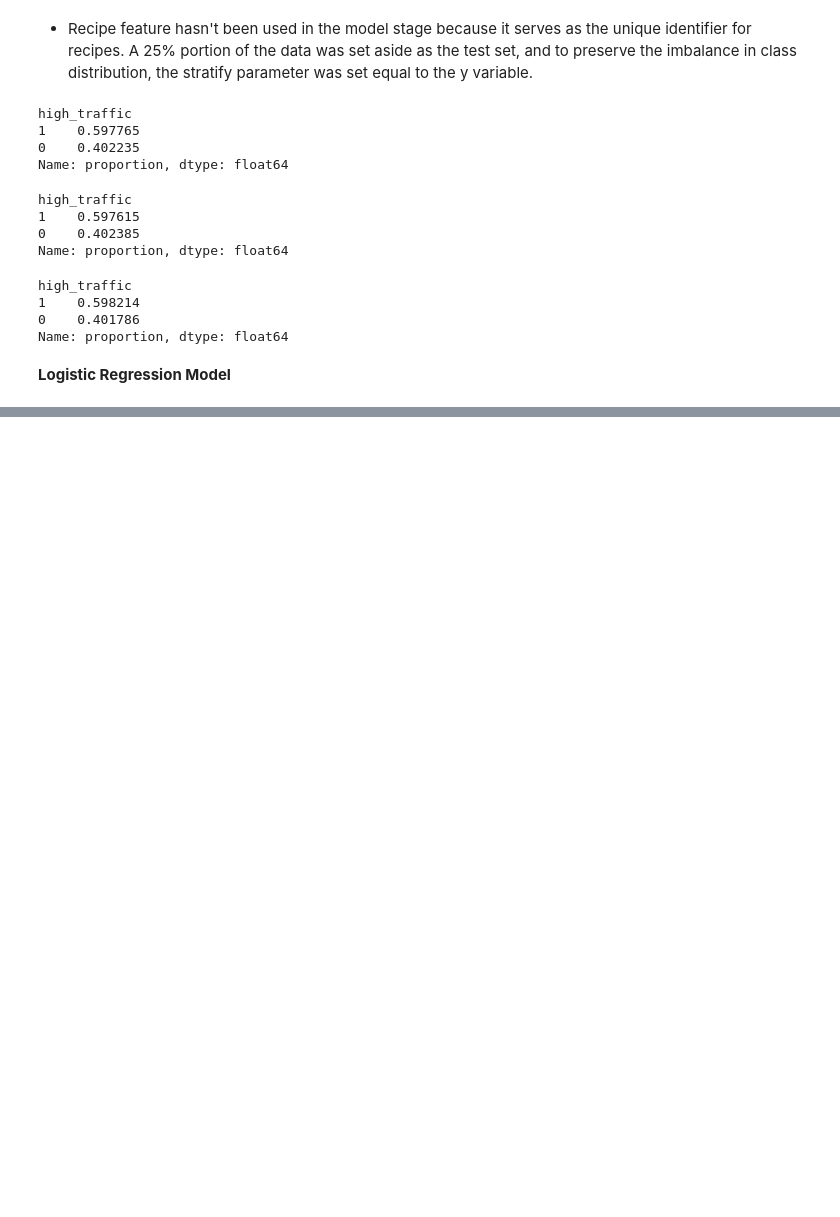
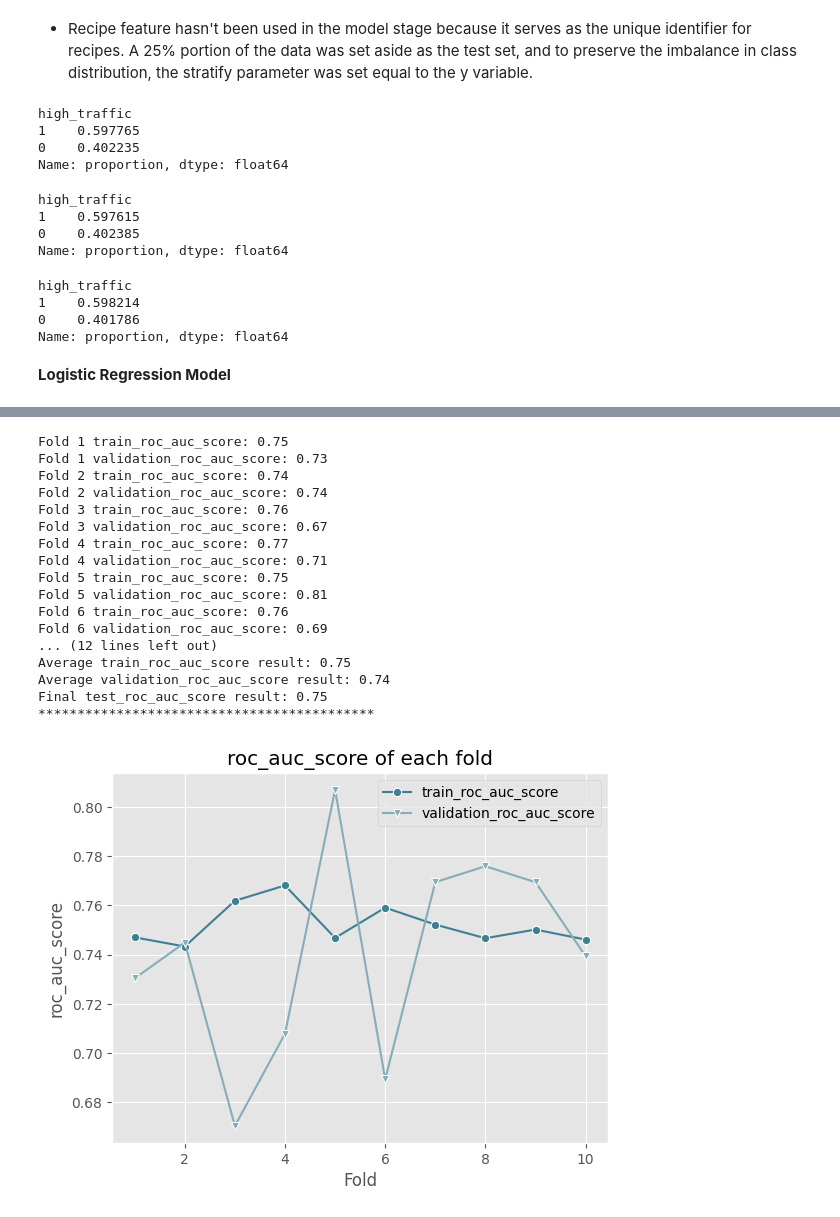
Before and after one commit to kntvrl/predicting_high_traffic_recipes_project, a Jupyter notebook: recipe.ipynb, the cells around one changed output, grey strips where cells are left out. Cells and saved outputs as stored; diff of their text form; code cells hidden in the pictures; blank space fills up the shorter version.

```diff
--- a/recipe.ipynb
+++ b/recipe.ipynb
@@ -860,0 +897,21 @@ pipeline = Pipeline(("classifier",lr))
+# %%
+lr_model, lr_final_roc_auc_score, lr_roc_auc_scores_df = train_and_evaluate_model(lr_pipeline, X_train, y_train, X_test, y_test,roc_auc_score, skf, plot=True)
+# %% [output]
+Fold 1 train_roc_auc_score: 0.75
+Fold 1 validation_roc_auc_score: 0.73
+Fold 2 train_roc_auc_score: 0.74
+Fold 2 validation_roc_auc_score: 0.74
+Fold 3 train_roc_auc_score: 0.76
+Fold 3 validation_roc_auc_score: 0.67
+Fold 4 train_roc_auc_score: 0.77
+Fold 4 validation_roc_auc_score: 0.71
+Fold 5 train_roc_auc_score: 0.75
+Fold 5 validation_roc_auc_score: 0.81
+Fold 6 train_roc_auc_score: 0.76
+Fold 6 validation_roc_auc_score: 0.69
+... (12 lines left out)
+Average train_roc_auc_score result: 0.75
+Average validation_roc_auc_score result: 0.74
+Final test_roc_auc_score result: 0.75
+*******************************************
+[figure, added]
```
Also changed, not shown: parts of 11 cells of this notebook.
